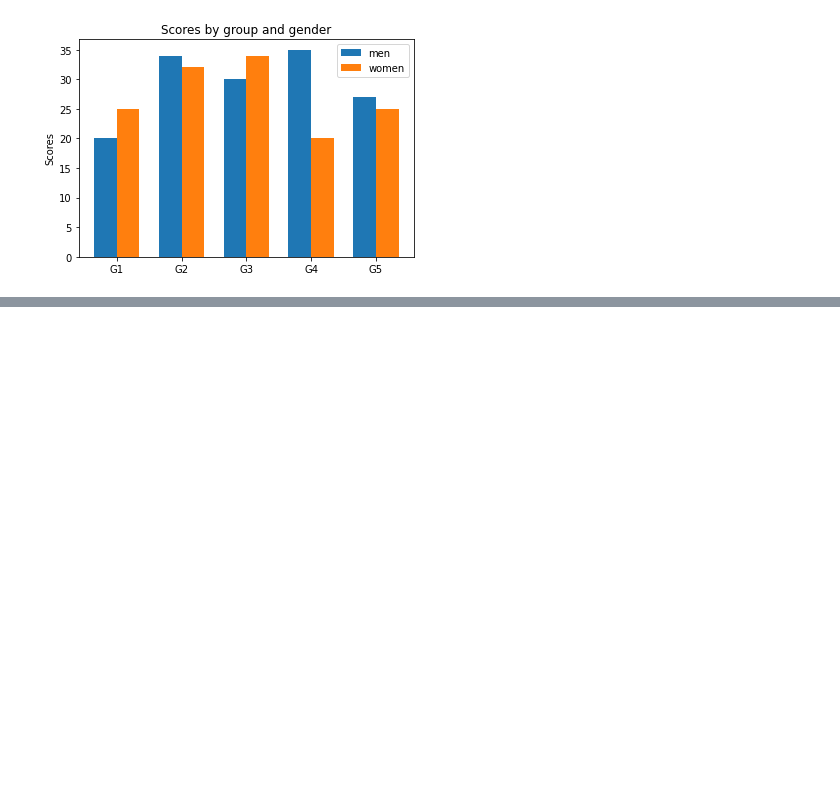
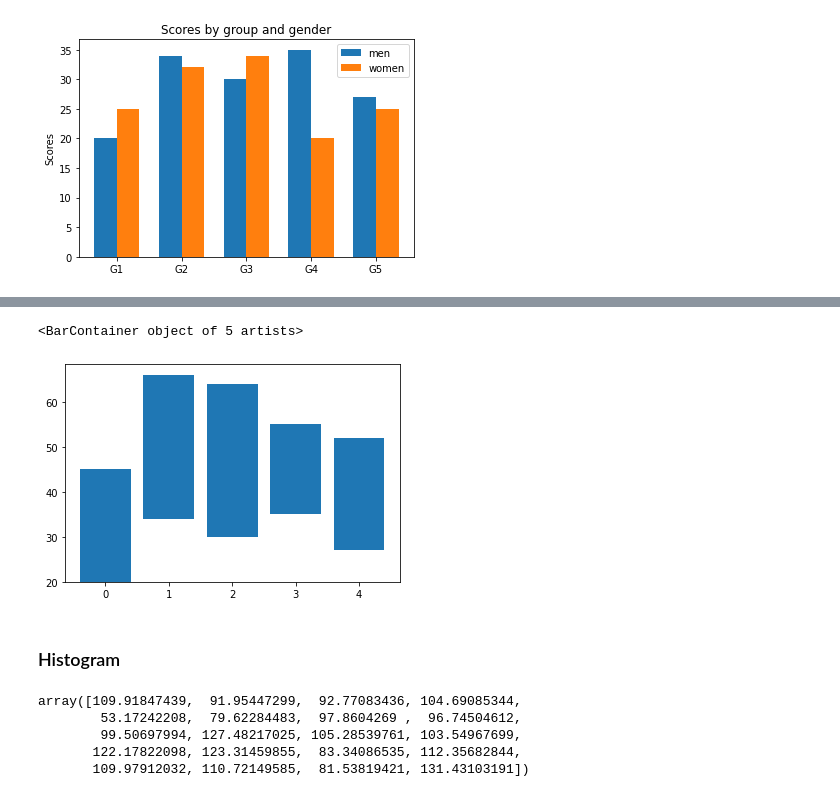
Before and after one commit to tohnperfect/DWDM21, a Jupyter notebook: Data_Visualization.ipynb, the cells around one changed output, grey strips where cells are left out. Cells and saved outputs as stored; diff of their text form; code cells hidden in the pictures; blank space fills up the shorter version.

```diff
--- a/Data_Visualization.ipynb
+++ b/Data_Visualization.ipynb
@@ -219,0 +276,17 @@ plt.legend();
+# %%
+plt.bar(np.array([0,1,2,3,4]), women_means, bottom=men_means, label = 'women')
+# %% [output]
+<BarContainer object of 5 artists>
+[figure, added]
+# %% [markdown]
+### Histogram
+# %%
+mu, sigma = 100, 15
+x = mu + sigma * np.random.randn(20)
+x
+# %% [output]
+array([109.91847439,  91.95447299,  92.77083436, 104.69085344,
+        53.17242208,  79.62284483,  97.8604269 ,  96.74504612,
+        99.50697994, 127.48217025, 105.28539761, 103.54967699,
+       122.17822098, 123.31459855,  83.34086535, 112.35682844,
+       109.97912032, 110.72149585,  81.53819421, 131.43103191])
```
Also changed, not shown: parts of 10 cells of this notebook.
